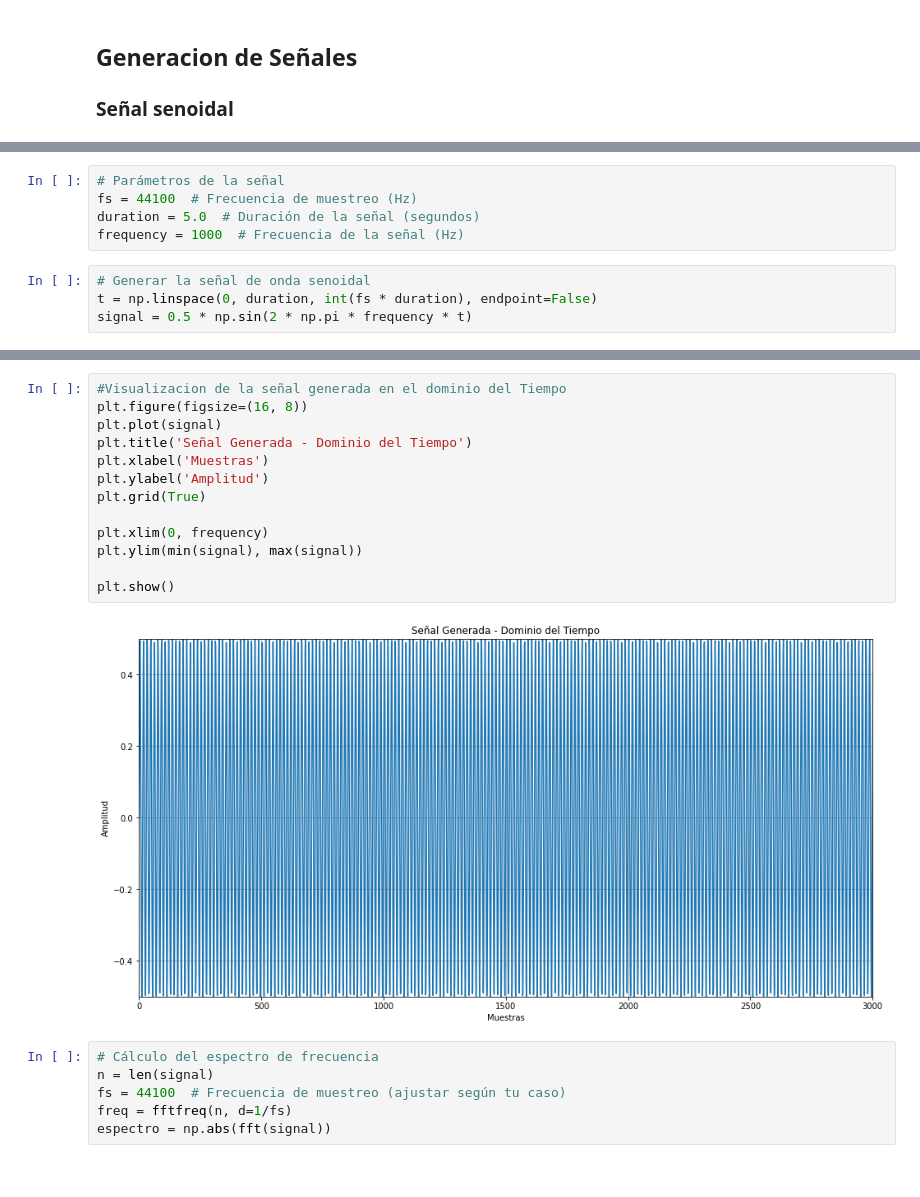
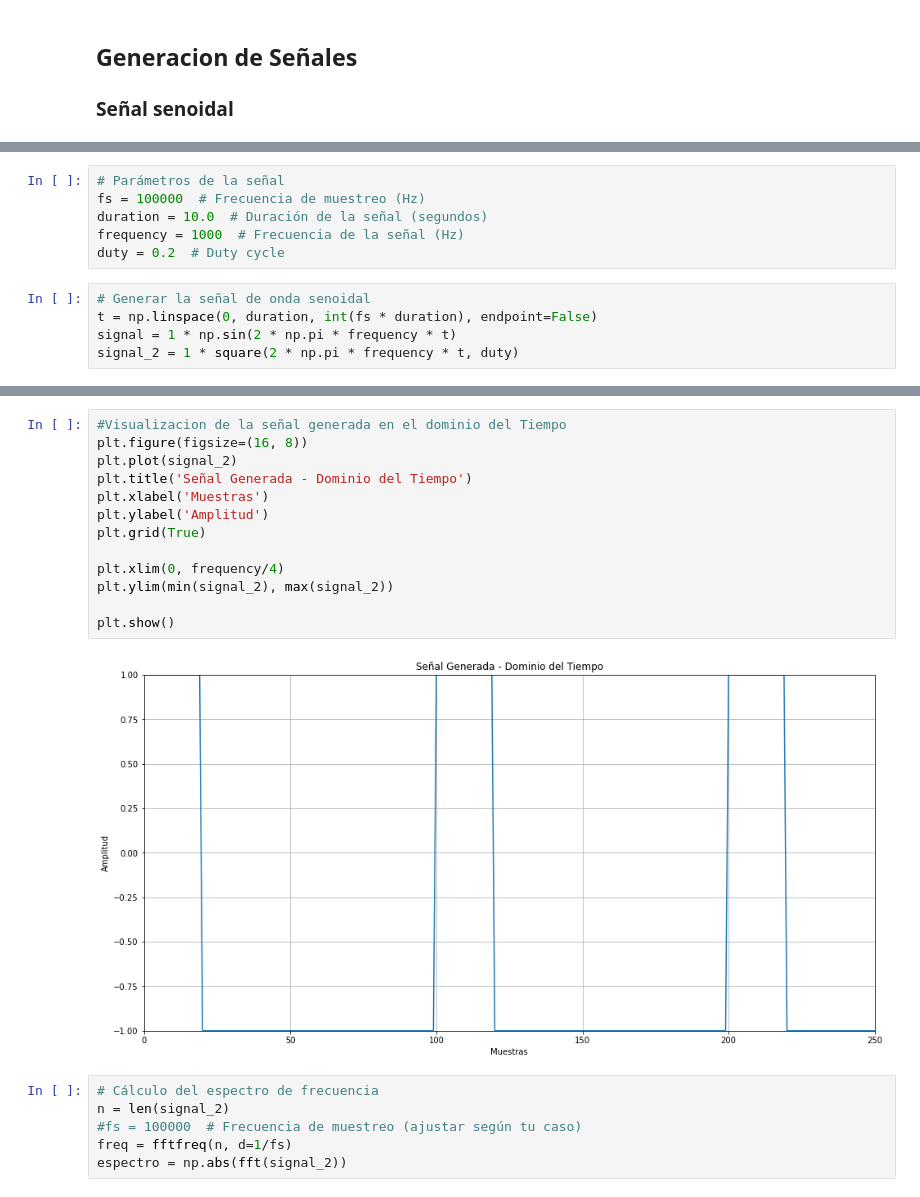
Before and after one commit to facundorosales96/TP_BLUEPILL_EAL, a Jupyter notebook: generar_señal.ipynb, the cells around one changed output, grey strips where cells are left out. Cells and saved outputs as stored; diff of their text form.

```diff
--- a/generar_señal.ipynb
+++ b/generar_señal.ipynb
@@ -10,12 +11,14 @@ from scipy.fft import fft, fftfreq, fftshift, ifft
 from IPython.display import Audio
 # %%
 # Parámetros de la señal
-fs = 44100  # Frecuencia de muestreo (Hz)
-duration = 5.0  # Duración de la señal (segundos)
+fs = 100000  # Frecuencia de muestreo (Hz)
+duration = 10.0  # Duración de la señal (segundos)
 frequency = 1000  # Frecuencia de la señal (Hz)
+duty = 0.2  # Duty cycle
 # %%
 # Generar la señal de onda senoidal
 t = np.linspace(0, duration, int(fs * duration), endpoint=False)
-signal = 0.5 * np.sin(2 * np.pi * frequency * t)
+signal = 1 * np.sin(2 * np.pi * frequency * t)
+signal_2 = 1 * square(2 * np.pi * frequency * t, duty)
 # %%
 # Reproducir la señal
@@ -29,24 +32,24 @@ Finalizado
 # %%
 #Visualizacion de la señal generada en el dominio del Tiempo
 plt.figure(figsize=(16, 8))
-plt.plot(signal)
+plt.plot(signal_2)
 plt.title('Señal Generada - Dominio del Tiempo')
 plt.xlabel('Muestras')
 plt.ylabel('Amplitud')
 plt.grid(True)
 
-plt.xlim(0, frequency)
-plt.ylim(min(signal), max(signal))
+plt.xlim(0, frequency/4)
+plt.ylim(min(signal_2), max(signal_2))
 
 plt.show()
 # %% [output]
-[figure, old version]
+[figure, new version]
 # %%
 # Cálculo del espectro de frecuencia
-n = len(signal)
-fs = 44100  # Frecuencia de muestreo (ajustar según tu caso)
+n = len(signal_2)
+#fs = 100000  # Frecuencia de muestreo (ajustar según tu caso)
 freq = fftfreq(n, d=1/fs)
-espectro = np.abs(fft(signal))
+espectro = np.abs(fft(signal_2))
 # %%
 # Visualización en el dominio de la frecuencia
 plt.figure(figsize=(14, 7))
```
Also changed, not shown: parts of 3 cells of this notebook, 1 other file.
